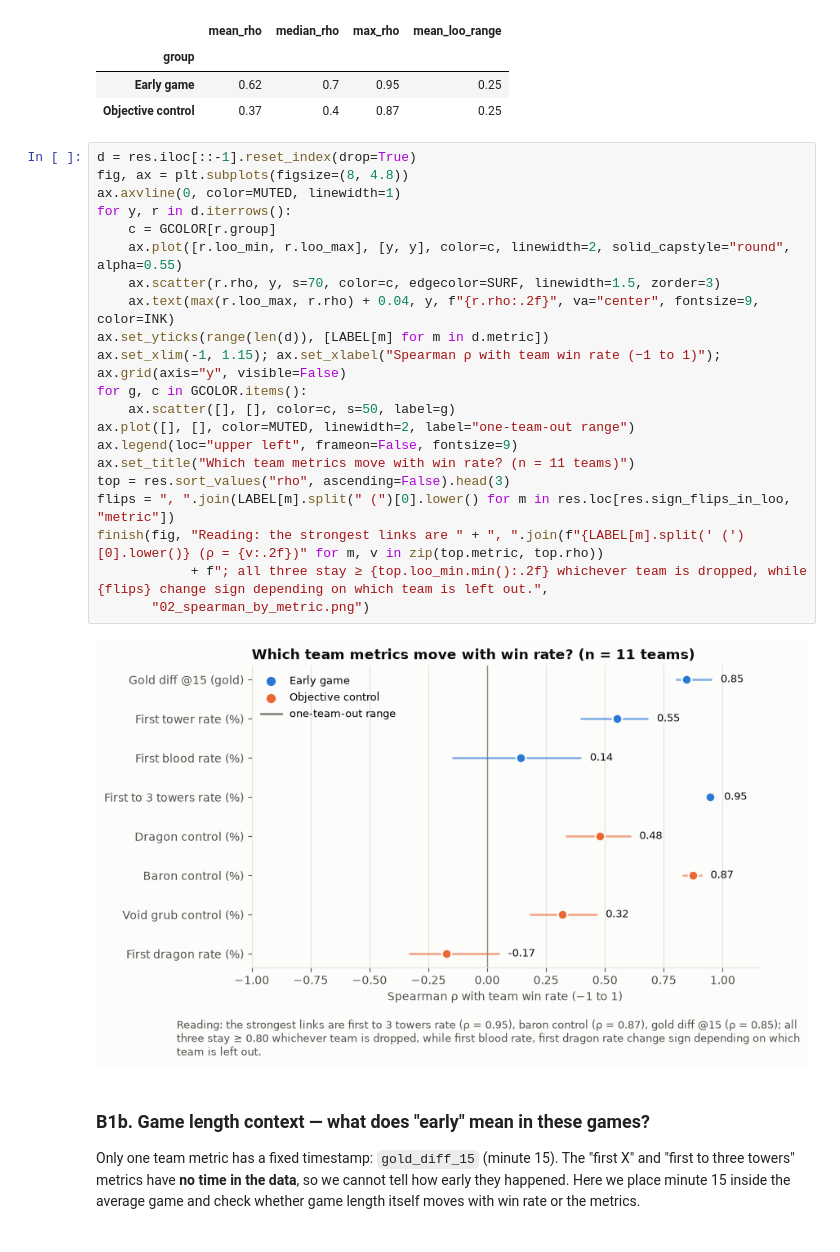
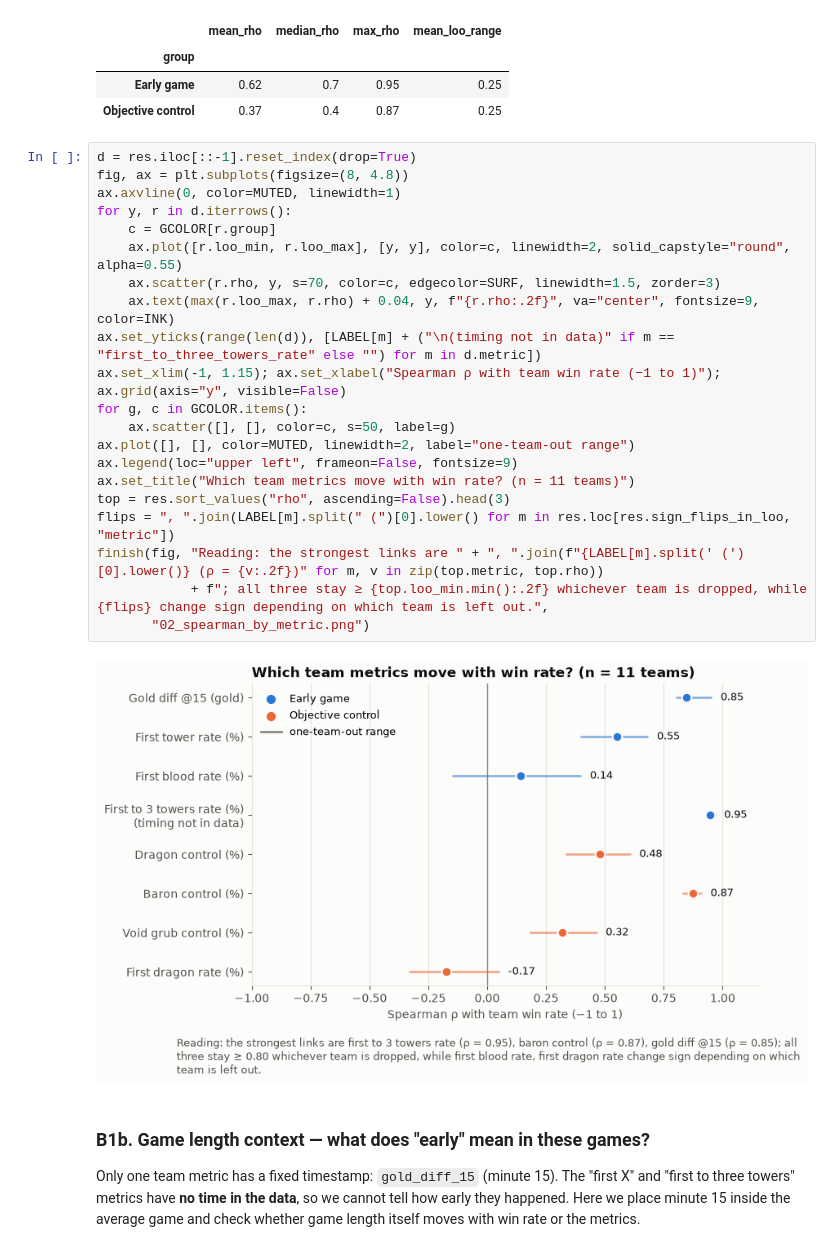
Before and after one commit to ibrahimbinbuga/msi-2026-early-game-vs-objectives, a Jupyter notebook: notebooks/analysis.ipynb, the cells around one changed output. Saved outputs shown, nothing was run; the diff lists cells and outputs as text.

```diff
--- a/notebooks/analysis.ipynb
+++ b/notebooks/analysis.ipynb
@@ -197,26 +197,26 @@ grp
 # %%
 d = res.iloc[::-1].reset_index(drop=True)
 fig, ax = plt.subplots(figsize=(8, 4.8))
 ax.axvline(0, color=MUTED, linewidth=1)
 for y, r in d.iterrows():
     c = GCOLOR[r.group]
     ax.plot([r.loo_min, r.loo_max], [y, y], color=c, linewidth=2, solid_capstyle="round", alpha=0.55)
     ax.scatter(r.rho, y, s=70, color=c, edgecolor=SURF, linewidth=1.5, zorder=3)
     ax.text(max(r.loo_max, r.rho) + 0.04, y, f"{r.rho:.2f}", va="center", fontsize=9, color=INK)
-ax.set_yticks(range(len(d)), [LABEL[m] for m in d.metric])
+ax.set_yticks(range(len(d)), [LABEL[m] + ("\n(timing not in data)" if m == "first_to_three_towers_rate" else "") for m in d.metric])
 ax.set_xlim(-1, 1.15); ax.set_xlabel("Spearman ρ with team win rate (−1 to 1)"); ax.grid(axis="y", visible=False)
 for g, c in GCOLOR.items():
     ax.scatter([], [], color=c, s=50, label=g)
 ax.plot([], [], color=MUTED, linewidth=2, label="one-team-out range")
 ax.legend(loc="upper left", frameon=False, fontsize=9)
 ax.set_title("Which team metrics move with win rate? (n = 11 teams)")
 top = res.sort_values("rho", ascending=False).head(3)
 flips = ", ".join(LABEL[m].split(" (")[0].lower() for m in res.loc[res.sign_flips_in_loo, "metric"])
 finish(fig, "Reading: the strongest links are " + ", ".join(f"{LABEL[m].split(' (')[0].lower()} (ρ = {v:.2f})" for m, v in zip(top.metric, top.rho))
             + f"; all three stay ≥ {top.loo_min.min():.2f} whichever team is dropped, while {flips} change sign depending on which team is left out.",
        "02_spearman_by_metric.png")
 # %% [output]
-[figure, old version]
+[figure, new version]
 # %% [markdown]
 ### B1b. Game length context — what does "early" mean in these games?
 
```
Also changed, not shown: parts of 4 cells of this notebook, 3 other files.
